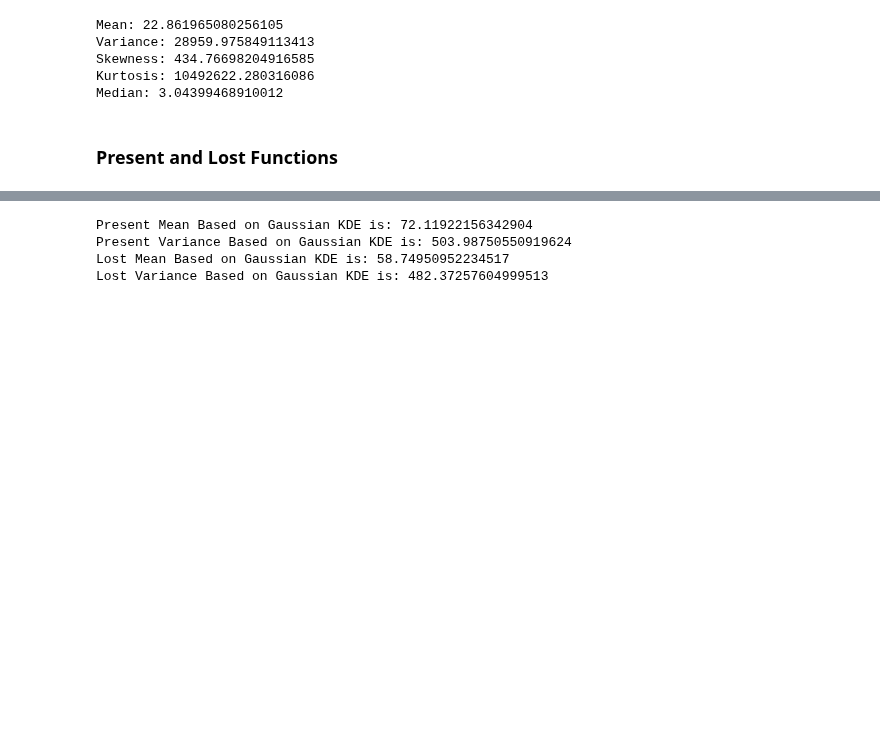
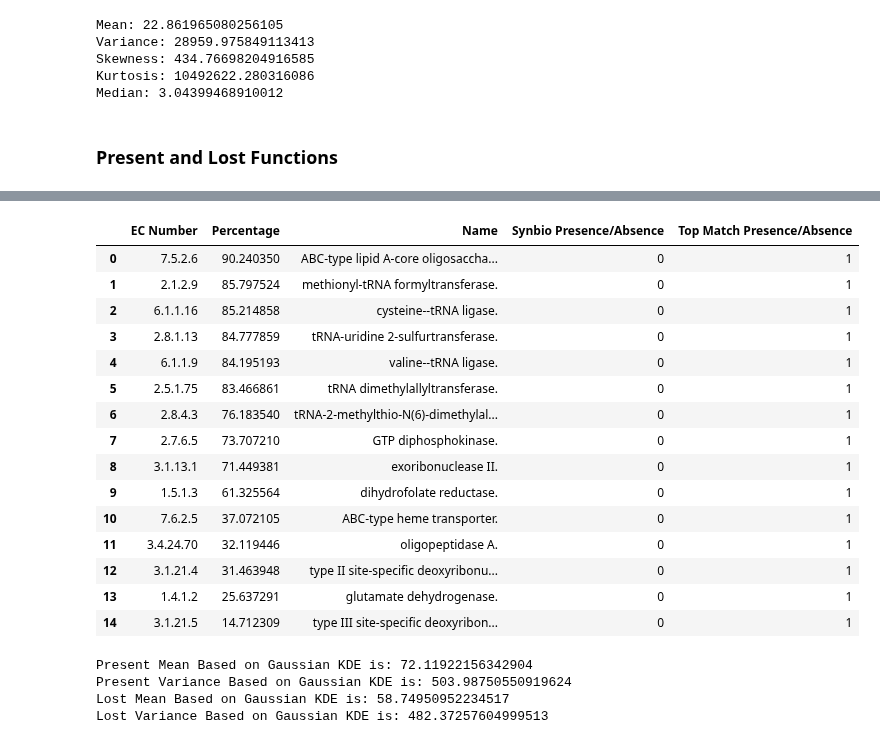
Before and after one commit to jtdocter27/EcoDr, a Jupyter notebook: EnCen/Figures for paper/as_specic_figures.ipynb, the cells around one changed output, grey strips where cells are left out. Saved outputs shown, nothing was run; the diff lists cells and outputs as text; code cells hidden in the pictures; blank space fills up the shorter version.

```diff
--- a/EnCen/Figures for paper/as_specic_figures.ipynb
+++ b/EnCen/Figures for paper/as_specic_figures.ipynb
@@ -96,3 +143,22 @@ Text(0, 0.5, 'Bin Percentage')
+# %%
+as_lost
+# %% [output]
+|  | EC Number | Percentage | Name | Synbio Presence/Absence | Top Match Presence/Absence |
+| 0 | 7.5.2.6 | 90.240350 | ABC-type lipid A-core oligosaccha... | 0 | 1 |
+| 1 | 2.1.2.9 | 85.797524 | methionyl-tRNA formyltransferase. | 0 | 1 |
+| 2 | 6.1.1.16 | 85.214858 | cysteine--tRNA ligase. | 0 | 1 |
+| 3 | 2.8.1.13 | 84.777859 | tRNA-uridine 2-sulfurtransferase. | 0 | 1 |
+| 4 | 6.1.1.9 | 84.195193 | valine--tRNA ligase. | 0 | 1 |
+| 5 | 2.5.1.75 | 83.466861 | tRNA dimethylallyltransferase. | 0 | 1 |
+| 6 | 2.8.4.3 | 76.183540 | tRNA-2-methylthio-N(6)-dimethylal... | 0 | 1 |
+| 7 | 2.7.6.5 | 73.707210 | GTP diphosphokinase. | 0 | 1 |
+| 8 | 3.1.13.1 | 71.449381 | exoribonuclease II. | 0 | 1 |
+| 9 | 1.5.1.3 | 61.325564 | dihydrofolate reductase. | 0 | 1 |
+| 10 | 7.6.2.5 | 37.072105 | ABC-type heme transporter. | 0 | 1 |
+| 11 | 3.4.24.70 | 32.119446 | oligopeptidase A. | 0 | 1 |
+| 12 | 3.1.21.4 | 31.463948 | type II site-specific deoxyribonu... | 0 | 1 |
+| 13 | 1.4.1.2 | 25.637291 | glutamate dehydrogenase. | 0 | 1 |
+| 14 | 3.1.21.5 | 14.712309 | type III site-specific deoxyribon... | 0 | 1 |
 # %%
 present_array = np.array(as_present['Percentage'])
 lost_array = np.array(as_lost['Percentage'])
```
Also changed, not shown: parts of 4 cells of this notebook.
